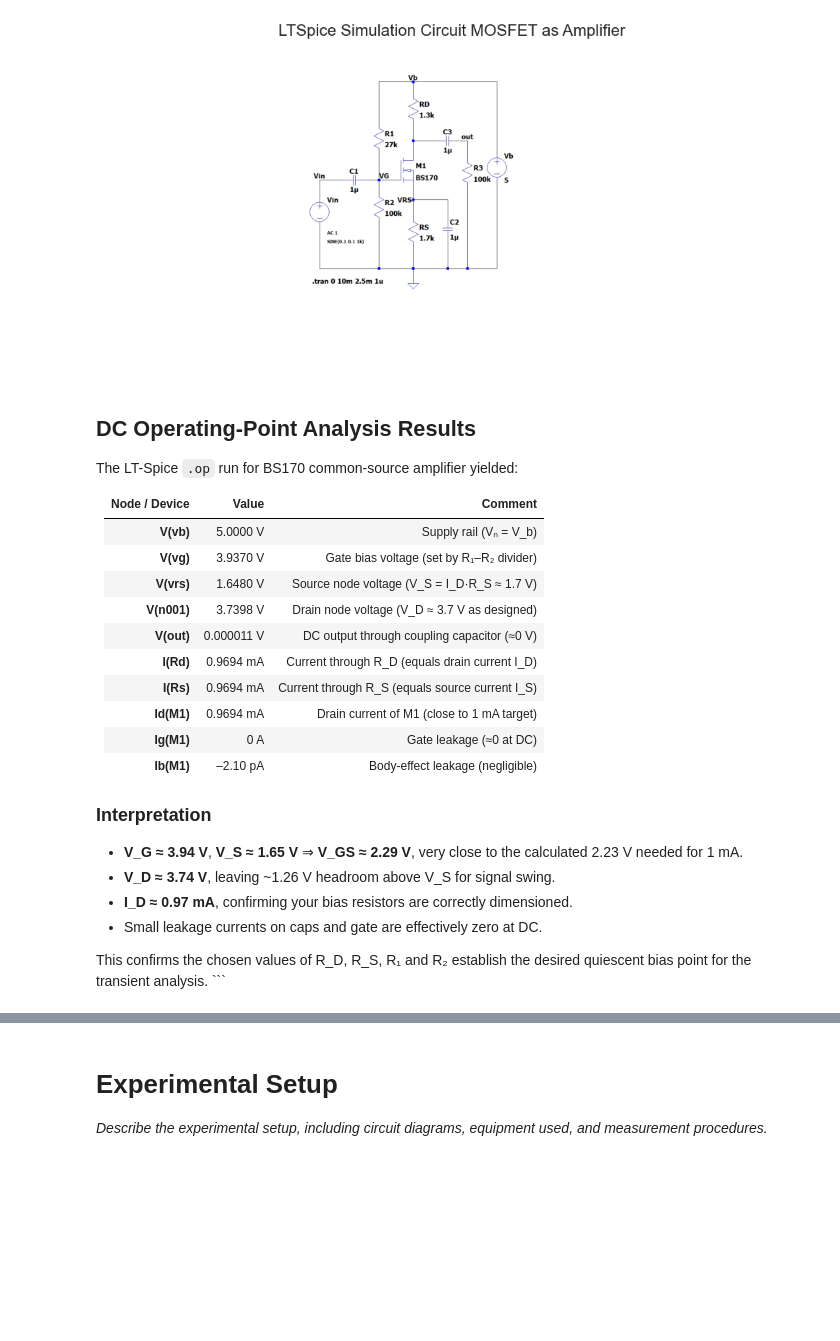
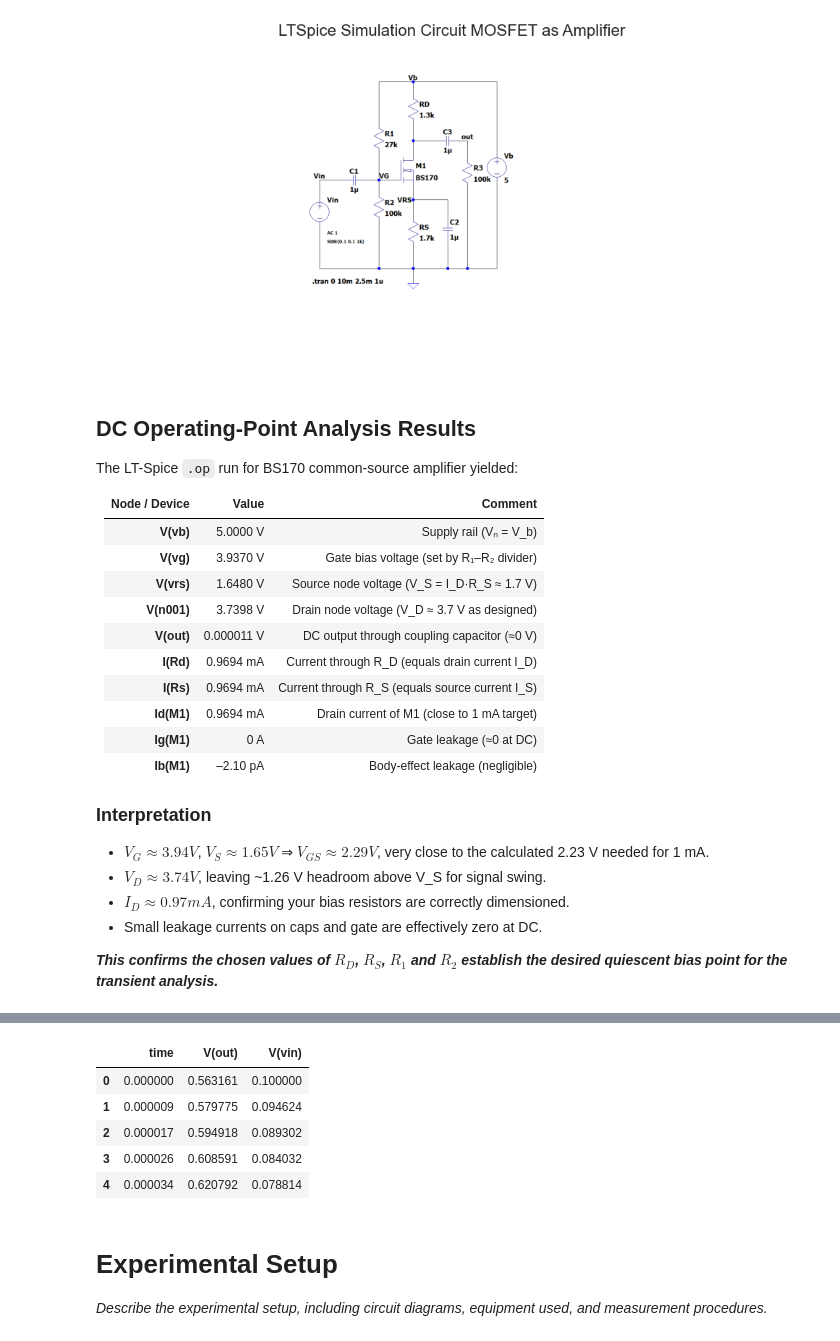
Before and after one commit to Ashu-NT/power_electronics_lab, a Jupyter notebook: src/Lab_2.ipynb, the cells around one changed output, grey strips where cells are left out. Saved outputs shown, nothing was run; the diff lists cells and outputs as text; code cells hidden in the pictures; blank space fills up the shorter version.

Commit message:
Part 3 simulation

````diff
--- a/src/Lab_2.ipynb
+++ b/src/Lab_2.ipynb
@@ -443,9 +518,32 @@ The LT-Spice `.op` run for BS170 common-source amplifier yielded:
 
 ### Interpretation
 
-- **V_G ≈ 3.94 V**, **V_S ≈ 1.65 V** ⇒ **V_GS ≈ 2.29 V**, very close to the calculated 2.23 V needed for 1 mA.
-- **V_D ≈ 3.74 V**, leaving ~1.26 V headroom above V_S for signal swing.
-- **I_D ≈ 0.97 mA**, confirming your bias resistors are correctly dimensioned.
+- **$V_G ≈ 3.94 V$**, **$V_S ≈ 1.65 V$** ⇒ **$V_{GS} ≈ 2.29 V$**, very close to the calculated 2.23 V needed for 1 mA.
+- **$V_D ≈ 3.74 V$**, leaving ~1.26 V headroom above V_S for signal swing.
+- **$I_D ≈ 0.97 mA$**, confirming your bias resistors are correctly dimensioned.
 - Small leakage currents on caps and gate are effectively zero at DC.
 
-This confirms the chosen values of R_D, R_S, R₁ and R₂ establish the desired quiescent bias point for the transient analysis. ```
+***This confirms the chosen values of $R_D$, $R_S$, $R_1$ and $R_2$ establish the desired quiescent bias point for the transient analysis.***
+# %%
+from components.data_import import  import_simulation_data
+from components.data_processing import process_sim_data
+import pandas as pd
+# Use the code below if you want to read single .csv files
+# Pull a .csv and .txt files in the data folder
+
+IS_DATA_AVAILABLE = True
+part_3_data = "../data/Prep_Data/amplifier.txt" # Enter path to simulation data
+
+
+
+clean_data_part_3 = pd.DataFrame()
+
+
+if IS_DATA_AVAILABLE:
+    data_3 = import_simulation_data(part_3_data)
+
+
+    # Processing the data
+
+    clean_data_part_3 = process_sim_data (data_3)
+# %% [output]
@@ -451,0 +551,6 @@ This confirms the chosen values of R_D, R_S, R₁ and R₂ establish the desired
+|  | time | V(out) | V(vin) |
+| 0 | 0.000000 | 0.563161 | 0.100000 |
+| 1 | 0.000009 | 0.579775 | 0.094624 |
+| 2 | 0.000017 | 0.594918 | 0.089302 |
+| 3 | 0.000026 | 0.608591 | 0.084032 |
+| 4 | 0.000034 | 0.620792 | 0.078814 |
````
Also changed, not shown: parts of 3 cells of this notebook, 2 other files.
